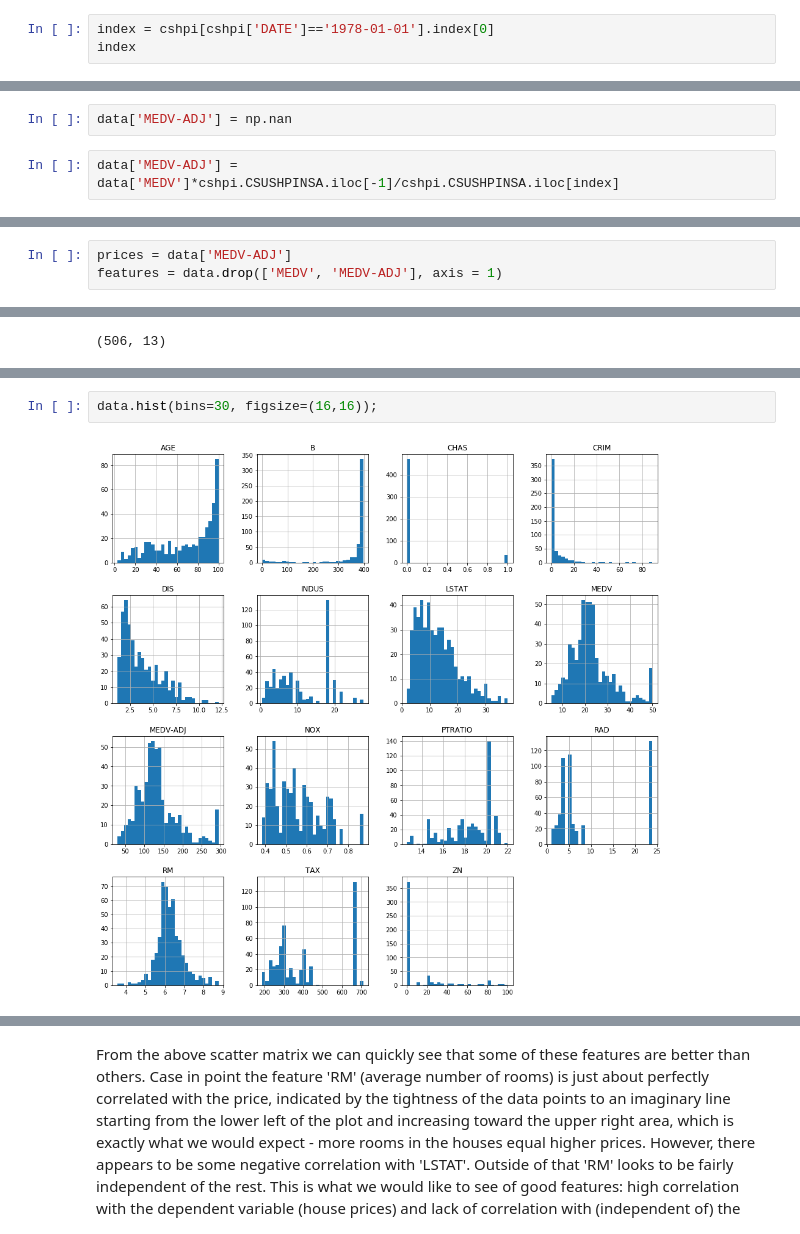
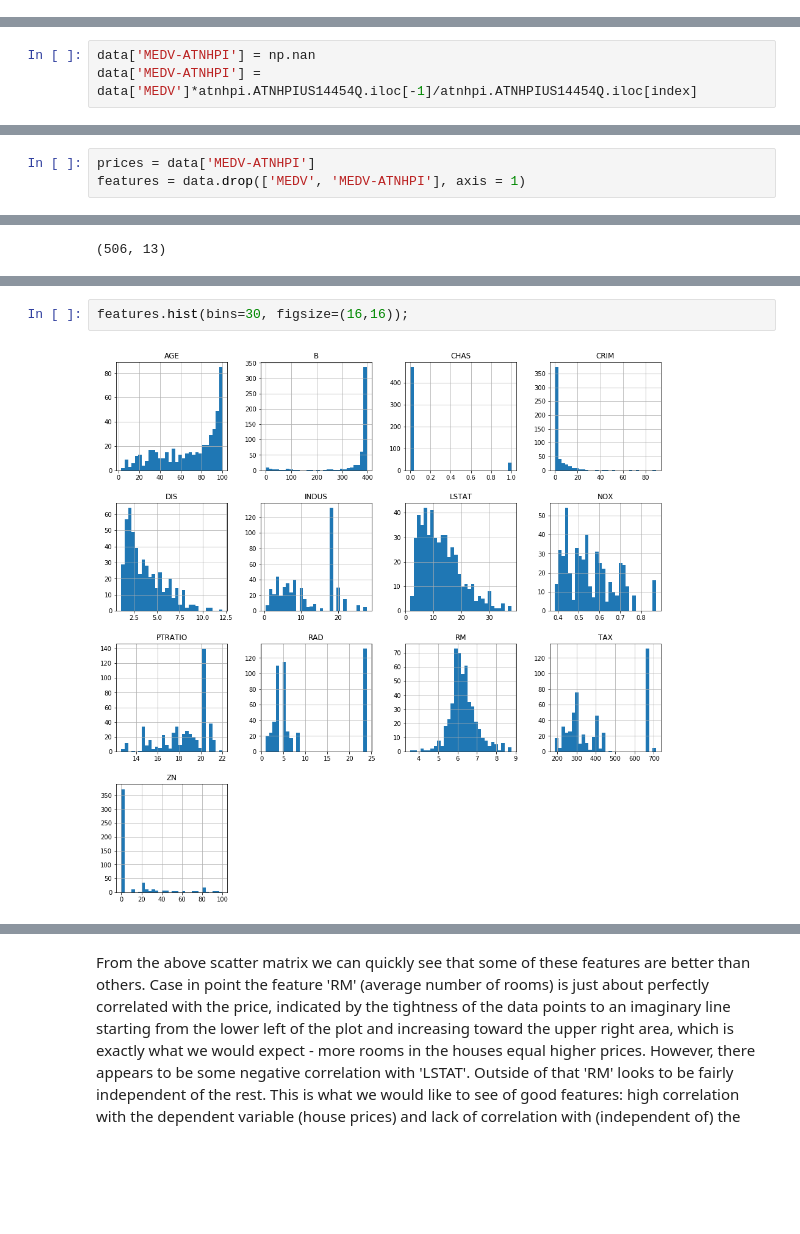
Before and after one commit to Tashwini12/Boston-Housing, a Jupyter notebook: boston_housing.ipynb, the cells around one changed output, grey strips where cells are left out. Saved outputs shown, nothing was run; the diff lists cells and outputs as text; blank space fills up the shorter version.

```diff
--- a/boston_housing.ipynb
+++ b/boston_housing.ipynb
@@ -107,3 +113,0 @@ cshpi.plot(x='DATE',rot=45);
-# %%
-index = cshpi[cshpi['DATE']=='1978-01-01'].index[0]
-index
@@ -112,7 +114,6 @@ index
-# %%
-data['MEDV-ADJ'] = np.nan
 # %%
-data['MEDV-ADJ'] = data['MEDV']*cshpi.CSUSHPINSA.iloc[-1]/cshpi.CSUSHPINSA.iloc[index]
+data['MEDV-ATNHPI'] = np.nan
+data['MEDV-ATNHPI'] = data['MEDV']*atnhpi.ATNHPIUS14454Q.iloc[-1]/atnhpi.ATNHPIUS14454Q.iloc[index]
 # %%
 data.head()
 # %% [output]
@@ -125,8 +126,8 @@ data.head()
 # %% [markdown]
 Let's split this data set into a features set and a target set.
 # %%
-prices = data['MEDV-ADJ']
-features = data.drop(['MEDV', 'MEDV-ADJ'], axis = 1)
+prices = data['MEDV-ATNHPI']
+features = data.drop(['MEDV', 'MEDV-ATNHPI'], axis = 1)
 # %%
 features.head()
 # %% [output]
@@ -177,7 +167,7 @@ for i in range(0,13):
 # %%
-data.hist(bins=30, figsize=(16,16));
+features.hist(bins=30, figsize=(16,16));
 # %% [output]
-[figure, old version]
+[figure, new version]
 # %%
 from pandas.plotting import scatter_matrix
 
```
Also changed, not shown: parts of 18 cells of this notebook.
